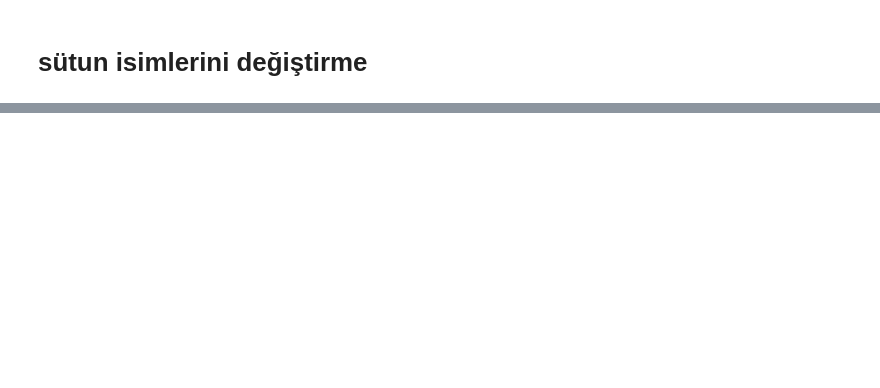
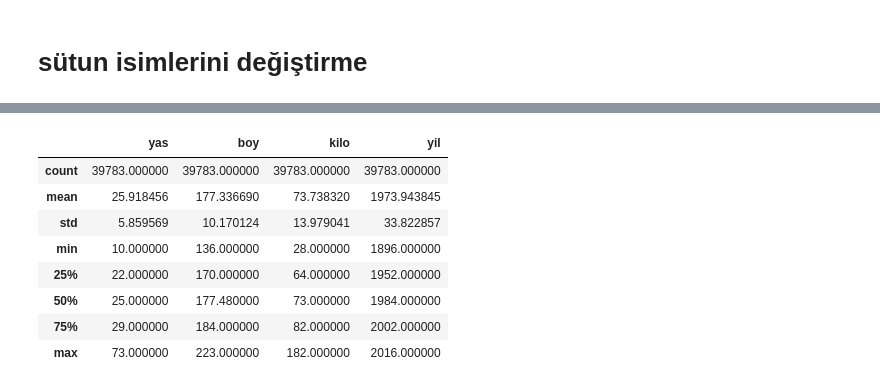
Before and after one commit to EmreUludag0/BTK-VeriBilimiMakineOgrenimiBootcamp, a Jupyter notebook: pythonVeriBilimi/Ders1-VeriBilimi.ipynb, the cells around one changed output, grey strips where cells are left out. Cells and saved outputs as stored; diff of their text form; code cells hidden in the pictures; blank space fills up the shorter version.

```diff
--- a/pythonVeriBilimi/Ders1-VeriBilimi.ipynb
+++ b/pythonVeriBilimi/Ders1-VeriBilimi.ipynb
@@ -57,0 +70,4 @@ Index(['Name', 'Gender', 'Age', 'boy', 'kilo', 'takim', 'uok', 'yil', 'sezon',
+# %%
+essiz_etkinlik = pd.unique(veri.etkinlik)
+print(len(essiz_etkinlik))
+essiz_etkinlik[:10] #baştan 10 tanesini verir
@@ -57,0 +208,12 @@ Index(['Name', 'Gender', 'Age', 'boy', 'kilo', 'takim', 'uok', 'yil', 'sezon',
+# %%
+veri.describe()
+# %% [output]
+|  | yas | boy | kilo | yil |
+| count | 39783.000000 | 39783.000000 | 39783.000000 | 39783.000000 |
+| mean | 25.918456 | 177.336690 | 73.738320 | 1973.943845 |
+| std | 5.859569 | 10.170124 | 13.979041 | 33.822857 |
+| min | 10.000000 | 136.000000 | 28.000000 | 1896.000000 |
+| 25% | 22.000000 | 170.000000 | 64.000000 | 1952.000000 |
+| 50% | 25.000000 | 177.480000 | 73.000000 | 1984.000000 |
+| 75% | 29.000000 | 184.000000 | 82.000000 | 2002.000000 |
+| max | 73.000000 | 223.000000 | 182.000000 | 2016.000000 |
```
Also changed, not shown: parts of 17 cells of this notebook, 1 other file.
